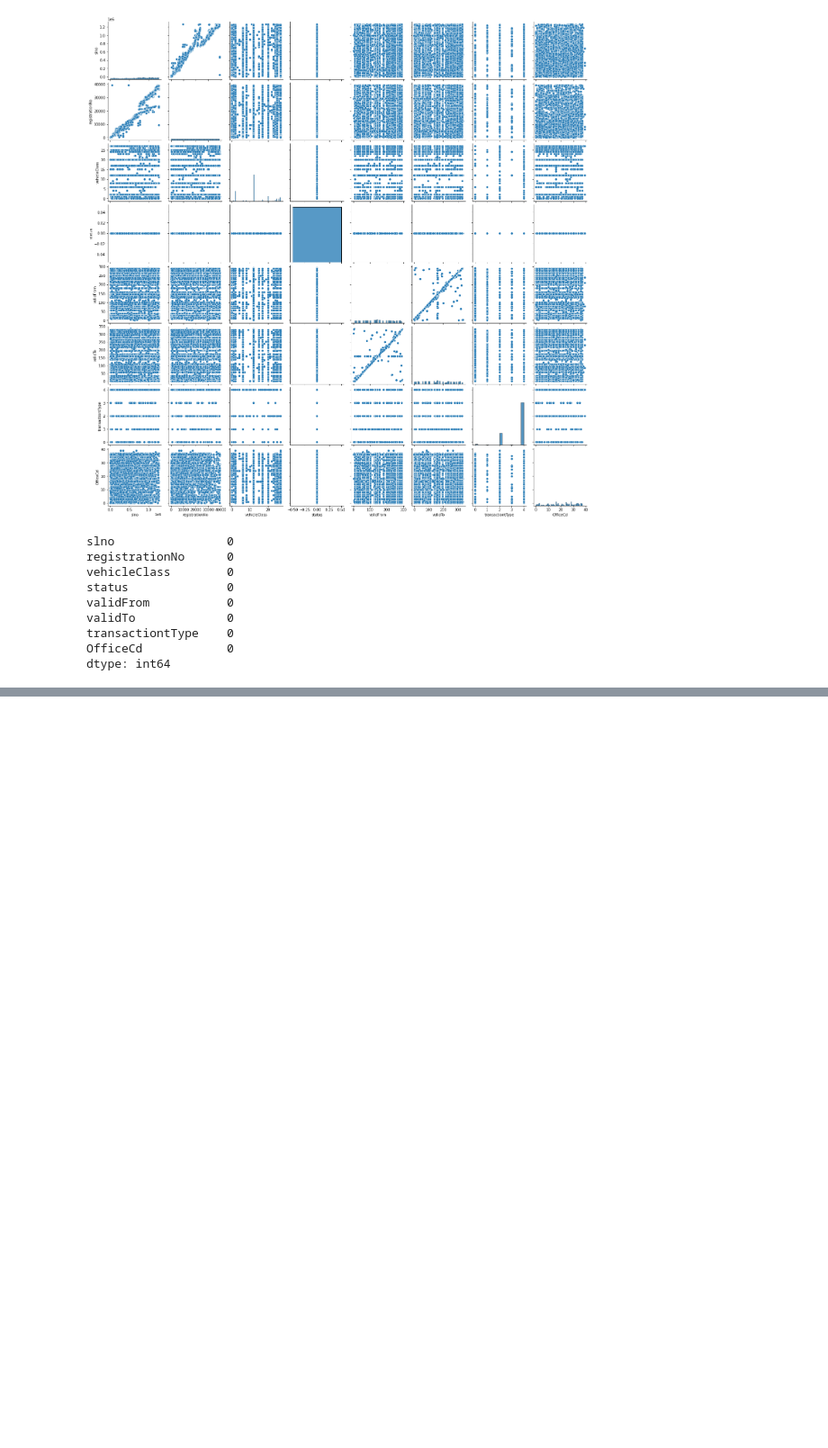
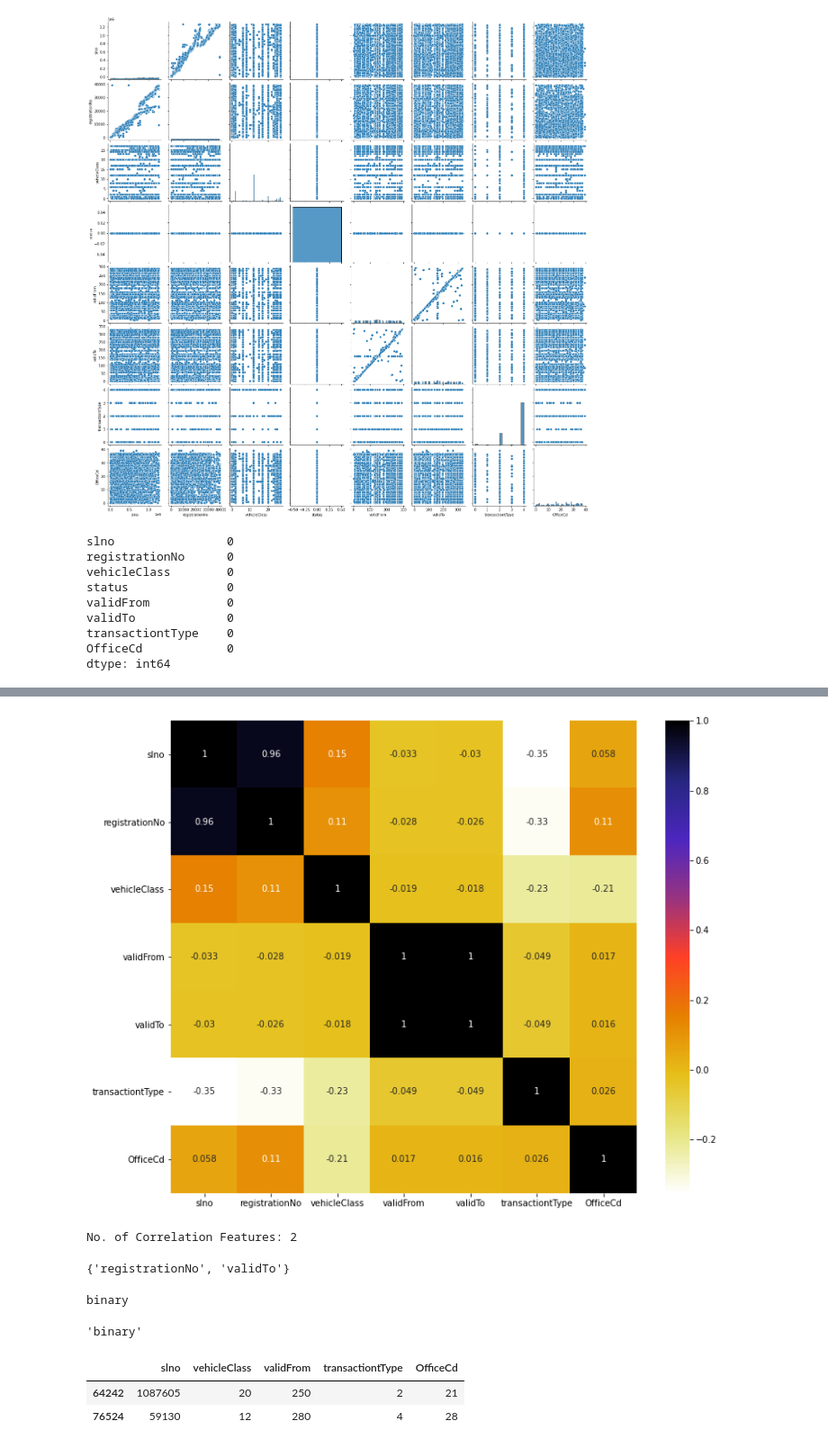
Before and after one commit to digitalhemanth/Data-Science, a Jupyter notebook: Scikit Learn/Sample_ds_with_spark.ipynb, the cells around one changed output, grey strips where cells are left out. Shown at 90% size. Cells and saved outputs as stored; diff of their text form; code cells hidden in the pictures; blank space fills up the shorter version.

```diff
--- a/Scikit Learn/Sample_ds_with_spark.ipynb
+++ b/Scikit Learn/Sample_ds_with_spark.ipynb
@@ -358,0 +280,14 @@ MemoryError: Unable to allocate 11.4 GiB for an array with shape (76657, 39844)
+# %%
+X_train=X_train.drop(constant_columns,axis=1)
+X_test=X_test.drop(constant_columns,axis=1)
+# %%
+import matplotlib.pyplot as plt
+%matplotlib inline
+import seaborn as sns
+#Using Pearson Correlation
+plt.figure(figsize=(12,10))
+cor = X_train.corr()
+sns.heatmap(cor, annot=True, cmap=plt.cm.CMRmap_r)
+plt.show()
+# %% [output]
+[figure, added]
@@ -358,0 +307,7 @@ MemoryError: Unable to allocate 11.4 GiB for an array with shape (76657, 39844)
+# %%
+corr_features = correlation(X_train, 0.7)
+print("No. of Correlation Features:",len(set(corr_features)))
+corr_features
+# %% [output]
+No. of Correlation Features: 2
+{'registrationNo', 'validTo'}
@@ -358,0 +317,18 @@ MemoryError: Unable to allocate 11.4 GiB for an array with shape (76657, 39844)
+# %%
+from sklearn import preprocessing
+from sklearn import utils
+print(utils.multiclass.type_of_target(y_train))
+# %% [output]
+binary
+# %%
+utils.multiclass.type_of_target(X_train.astype('int'))
+utils.multiclass.type_of_target(y_train.astype('int'))
+# %% [output]
+'binary'
+# %%
+mp=10
+X_train.head(2)
+# %% [output]
+|  | slno | vehicleClass | validFrom | transactiontType | OfficeCd |
+| 64242 | 1087605 | 20 | 250 | 2 | 21 |
+| 76524 | 59130 | 12 | 280 | 4 | 28 |
```
Also changed, not shown: parts of 35 cells of this notebook.
